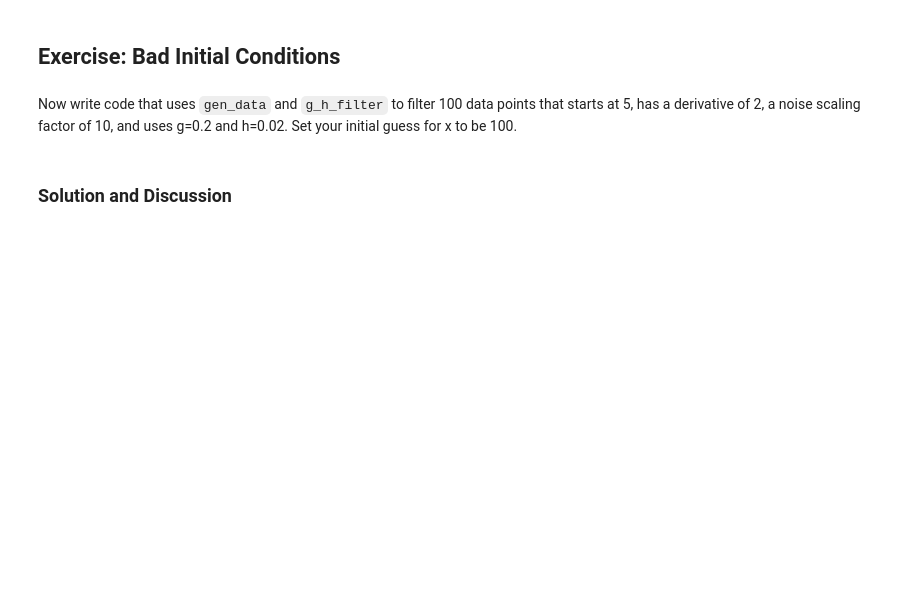
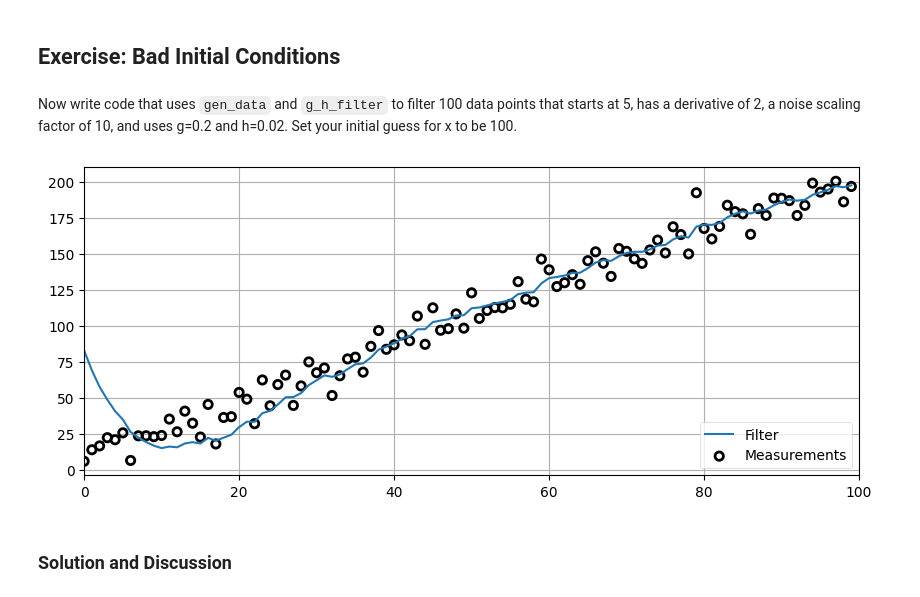
Before and after one commit to Bob-Eric/Kalman-and-Bayesian-Filters-in-Python, a Jupyter notebook: 01-g-h-filter.ipynb, the cells around one changed output. Saved outputs shown, nothing was run; the diff lists cells and outputs as text; code cells hidden in the pictures; blank space fills up the shorter version.

```diff
--- a/01-g-h-filter.ipynb
+++ b/01-g-h-filter.ipynb
@@ -527,3 +531,10 @@ Now write code that uses `gen_data` and `g_h_filter` to filter 100 data points t
+# %%
+# your code here
+zs = gen_data(5, 2, 100, 10)
+data = g_h_filter(zs, 100, 2, 0.2, 0.02, 1)
+plot_g_h_results(measurements=zs, filtered_data=data)
+# %% [output]
+[figure, added]
 # %% [markdown]
 ### Solution and Discussion
 # %%
```
Also changed, not shown: parts of 13 cells of this notebook, 9 other files.
